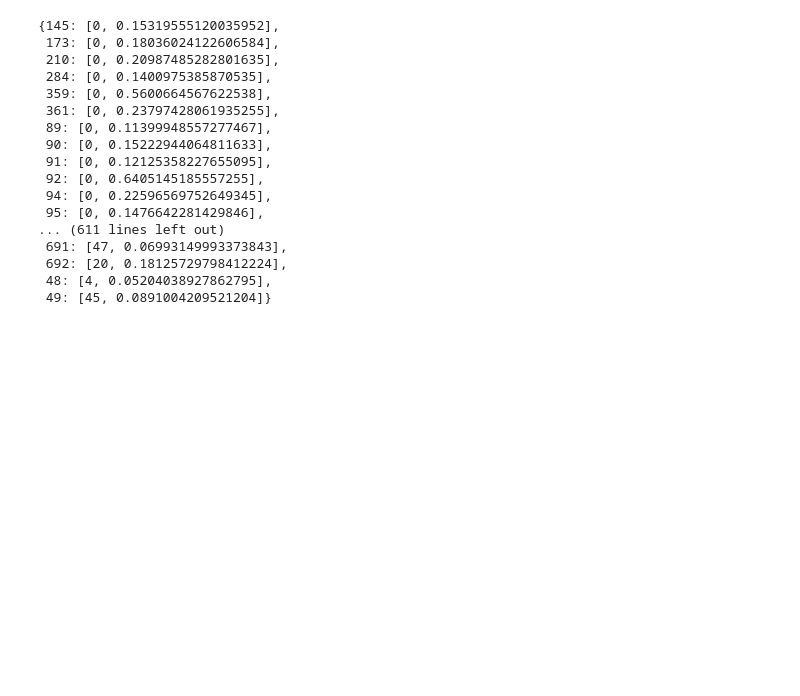
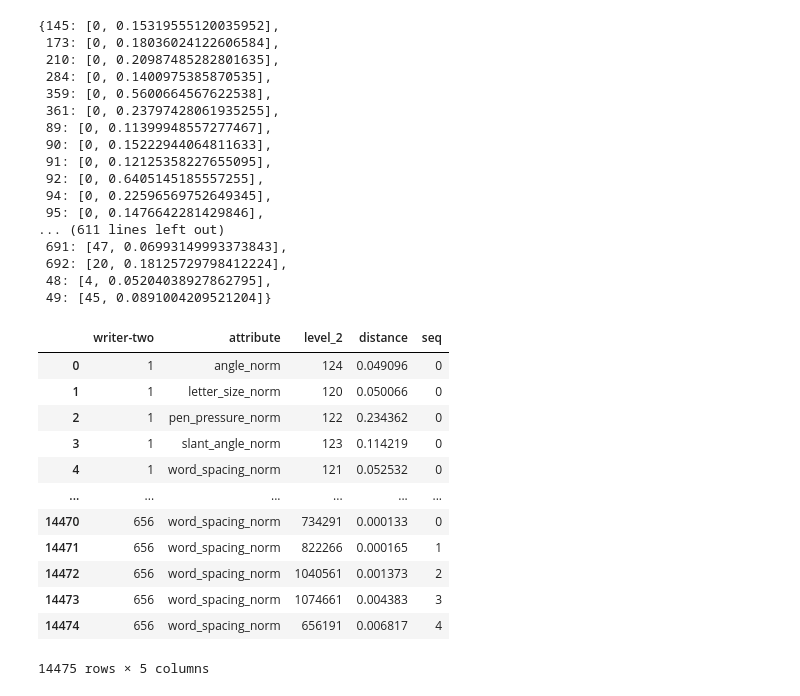
Before and after one commit to darpa-sail-on/writer-recognition, a Jupyter notebook: notebooks/writer_identification_style_feature_extraction.ipynb, the cells around one changed output. Drawn from its saved outputs; the diff is of its cells as text; code cells hidden in the pictures; blank space fills up the shorter version.

```diff
--- a/notebooks/writer_identification_style_feature_extraction.ipynb
+++ b/notebooks/writer_identification_style_feature_extraction.ipynb
@@ -698,0 +680,3 @@ distances
+# %%
+distances = distances[distances['writer-one'] < 50]
+distances
@@ -731,0 +733,19 @@ with open('../data/transcripts/writer_onto_distance_to_knowns.csv','w') as fp:
+# %%
+n_close=5
+df_min = pd.DataFrame(distances.groupby(['writer-two','attribute'])['distance'].nsmallest(n_close)).reset_index()
+df_min['seq'] = df_min.groupby(['writer-two','attribute']).cumcount()
+df_min
+# %% [output]
+|  | writer-two | attribute | level_2 | distance | seq |
+| 0 | 1 | angle_norm | 124 | 0.049096 | 0 |
+| 1 | 1 | letter_size_norm | 120 | 0.050066 | 0 |
+| 2 | 1 | pen_pressure_norm | 122 | 0.234362 | 0 |
+| 3 | 1 | slant_angle_norm | 123 | 0.114219 | 0 |
+| 4 | 1 | word_spacing_norm | 121 | 0.052532 | 0 |
+| ... | ... | ... | ... | ... | ... |
+| 14470 | 656 | word_spacing_norm | 734291 | 0.000133 | 0 |
+| 14471 | 656 | word_spacing_norm | 822266 | 0.000165 | 1 |
+| 14472 | 656 | word_spacing_norm | 1040561 | 0.001373 | 2 |
+| 14473 | 656 | word_spacing_norm | 1074661 | 0.004383 | 3 |
+| 14474 | 656 | word_spacing_norm | 656191 | 0.006817 | 4 |
+14475 rows × 5 columns
```
Also changed, not shown: parts of 11 cells of this notebook, 9 other files.
